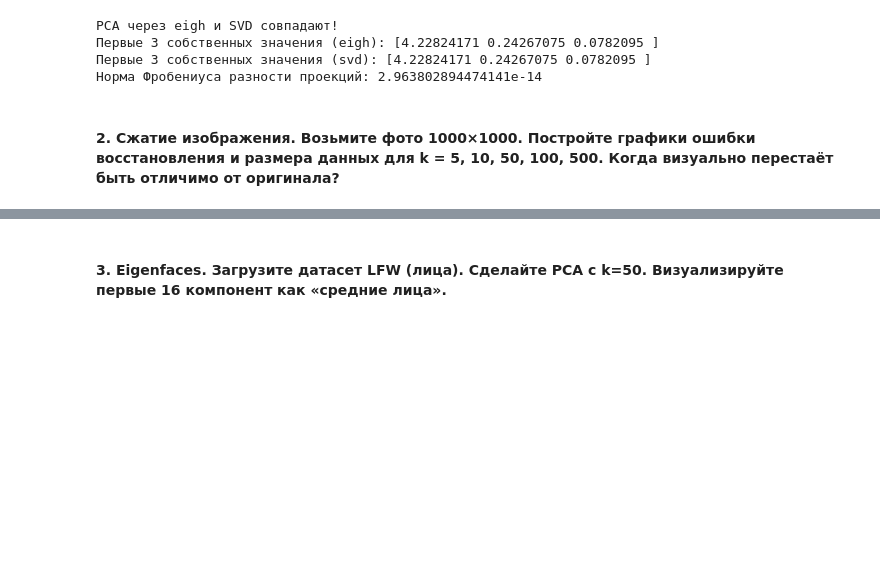
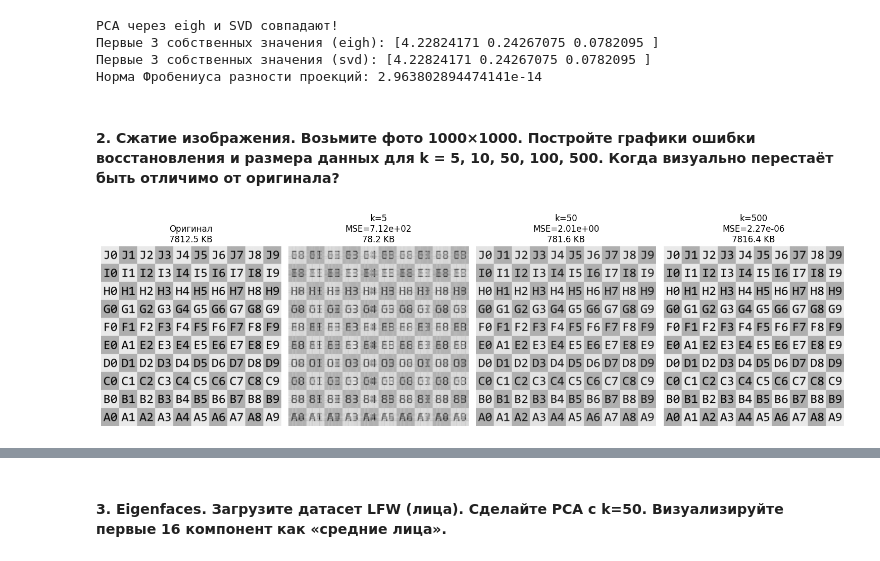
Before and after one commit to EvgenyManyak/math-for-ml-solutions, a Jupyter notebook: lessons/lesson_03/solutions.ipynb, the cells around one changed output, grey strips where cells are left out. Drawn from its saved outputs; the diff is of its cells as text; code cells hidden in the pictures; blank space fills up the shorter version.

```diff
--- a/lessons/lesson_03/solutions.ipynb
+++ b/lessons/lesson_03/solutions.ipynb
@@ -74,0 +98,39 @@ PCA через eigh и SVD совпадают!
+# %%
+# Загрузка изображения
+image_gray = Image.open("image.jpg").convert("L").resize((1000, 1000))
+X = np.array(image_gray, dtype=np.float64)
+
+# Сжатие для разных k
+k_values = [5, 10, 50, 100, 500]
+errors = []
+sizes = []
+
+for k in k_values:
+    X_reconstructed, err, sz = compress_image(X, k)
+    errors.append(err)
+    sizes.append(sz)
+
+    # Сохраняем изображение для визуальной проверки
+    plt.imsave(f"reconstructed_k{k}.png", X_reconstructed, cmap="gray")
+
+# Показываем оригинал и несколько сжатых версий
+plt.figure(figsize=(15, 5))
+
+# Оригинал
+plt.subplot(1, 4, 1)
+plt.imshow(X, cmap='gray')
+plt.title(f"Оригинал\n{X.nbytes / 1024:.1f} KB")
+plt.axis('off')
+
+# Сжатые версии
+for i, k in enumerate([5, 50, 500]):
+    X_reconstructed, err, sz = compress_image(X, k)
+    plt.subplot(1, 4, i+2)
+    plt.imshow(X_reconstructed, cmap='gray')
+    plt.title(f"k={k}\nMSE={err:.2e}\n{sz/1024:.1f} KB")
+    plt.axis('off')
+
+plt.tight_layout()
+plt.show()
+# %% [output]
+[figure, added]
```
Also changed, not shown: parts of 4 cells of this notebook, 6 other files.
